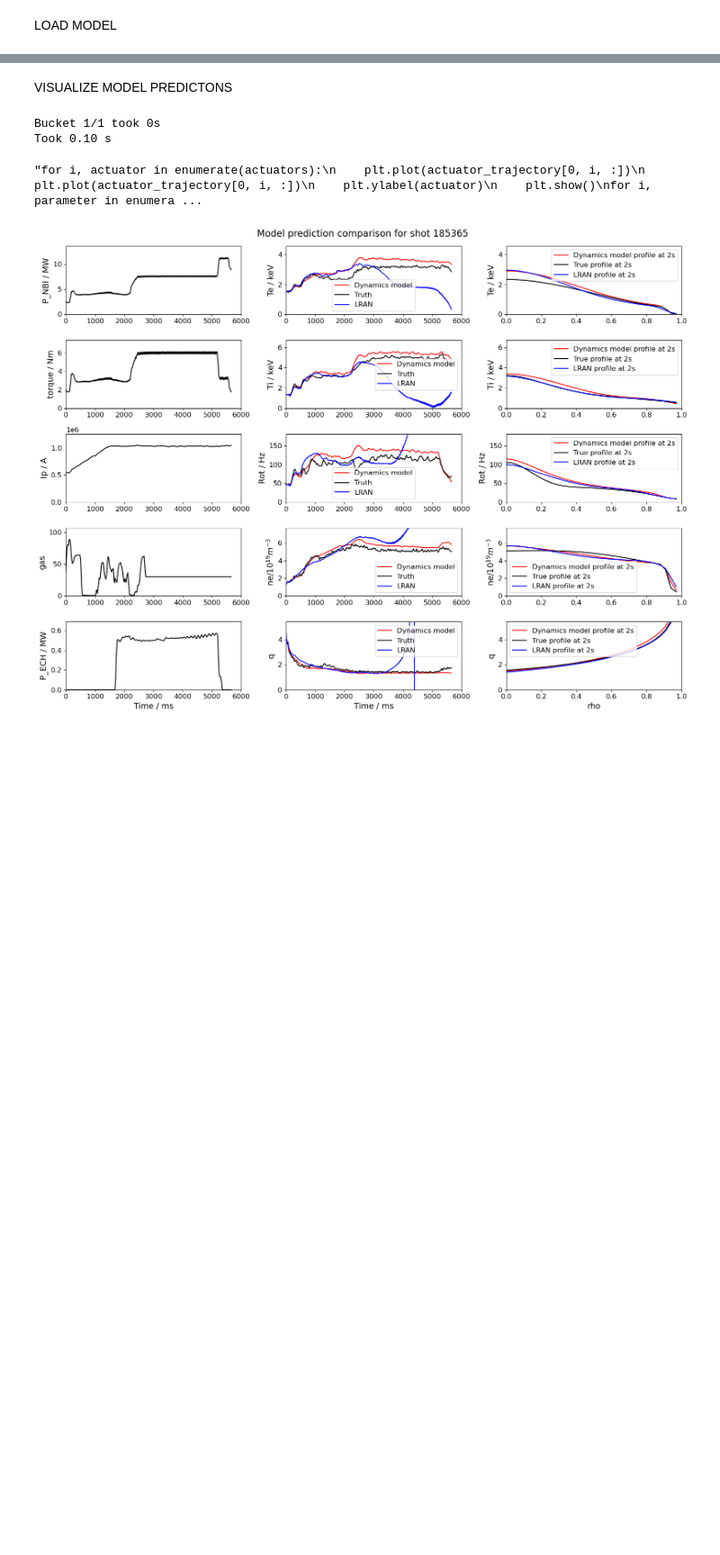
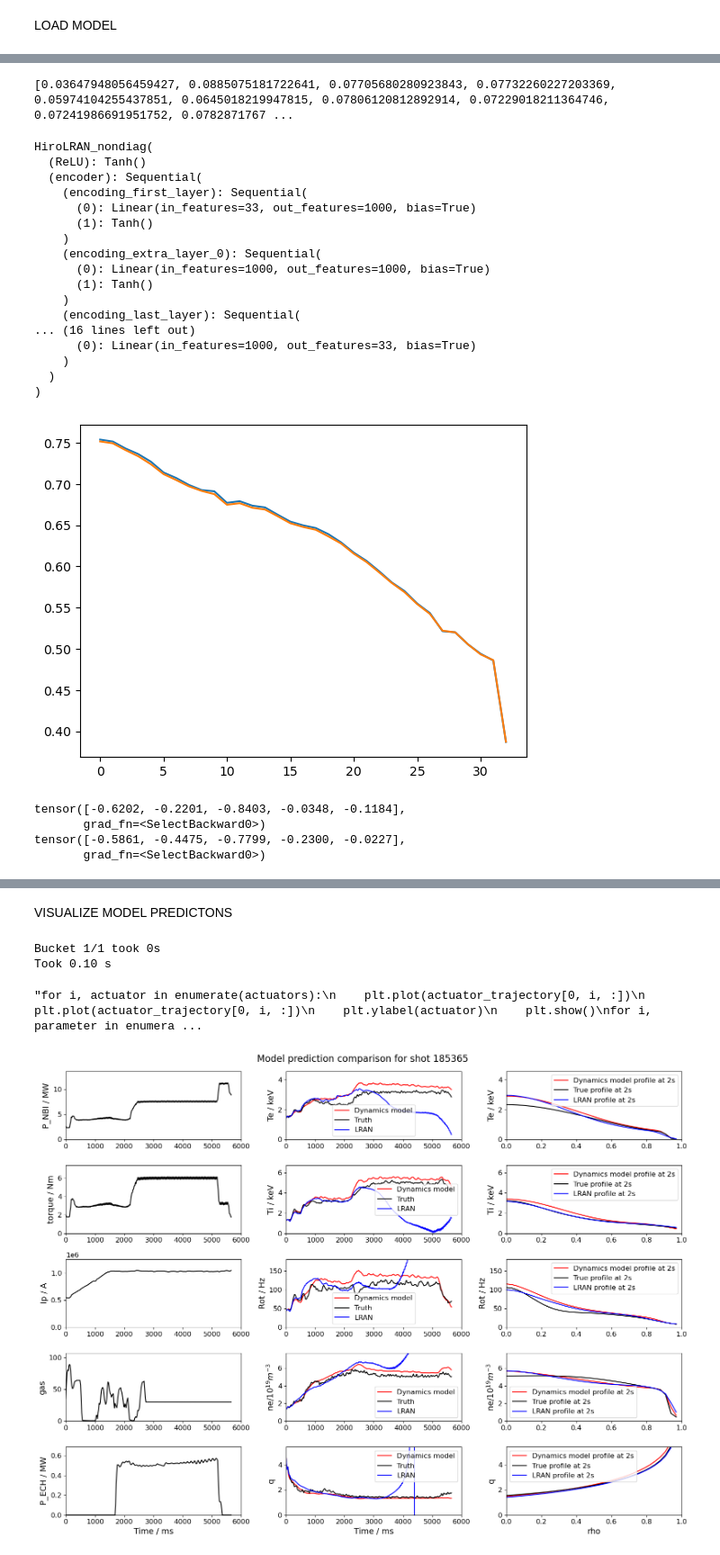
Before and after one commit to PlasmaControl/PlasmaEvolution, a Jupyter notebook: prediction_plotter.ipynb, the cells around one changed output, grey strips where cells are left out. Shown at 90% size. Cells and saved outputs as stored; diff of their text form; code cells hidden in the pictures; blank space fills up the shorter version.

```diff
--- a/prediction_plotter.ipynb
+++ b/prediction_plotter.ipynb
@@ -56,0 +113,3 @@ odict_keys(['encoder.encoding_first_layer.0.weight', 'encoder.encoding_first_lay
+# %%
+data_filename_temp = config['preprocess']['preprocessed_data_filenamebase'] + 'train.pkl'
+x_test, y_test, shots, start_times = ian_dataset(data_filename_temp,profiles,parameters,calculations,actuators,sort_by_size=True)
@@ -56,0 +143,13 @@ odict_keys(['encoder.encoding_first_layer.0.weight', 'encoder.encoding_first_lay
+# %%
+loss_fn=torch.nn.MSELoss(reduction='sum')
+my_model = considered_model[0]
+state_length = 33
+good_losses = []
+for shot_index in range(100):
+    padded_x = x_test[shot_index].unsqueeze(0)
+    good_padded_x_10_linear = my_model.new_get_linear_x_n(padded_x, 5) # CHECK THIS
+    good_padded_x_10_nonlinear = my_model.new_get_nonlinear_x_n(padded_x, 5) # CHECK THIS
+    future_inverting_loss = loss_fn(good_padded_x_10_linear[:,:,:state_length], good_padded_x_10_nonlinear[:,:,:state_length])
+    print(future_inverting_loss)
+    good_losses.append(future_inverting_loss.item())
+print(good_losses)
@@ -56,0 +175,52 @@ odict_keys(['encoder.encoding_first_layer.0.weight', 'encoder.encoding_first_lay
+# %%
+my_model = considered_model[0]
+bad_losses = []
+for shot_index in range(100):
+    padded_x = x_test[shot_index].unsqueeze(0)
+    padded_x_10_linear = my_model.new_get_linear_x_n(padded_x, 10) # CHECK THIS
+    padded_x_10_nonlinear = my_model.new_get_nonlinear_x_n(padded_x, 10) # CHECK THIS
+    future_inverting_loss = loss_fn(padded_x_10_linear[:,:,:state_length], padded_x_10_nonlinear[:,:,:state_length])
+    bad_losses.append(future_inverting_loss.item())
+print(bad_losses)
+# %% [output]
+[0.03647948056459427, 0.0885075181722641, 0.07705680280923843, 0.07732260227203369, 0.05974104255437851, 0.0645018219947815, 0.07806120812892914, 0.07229018211364746, 0.07241986691951752, 0.0782871767 ...
+# %%
+#plt.plot(padded_x_10_linear[0,:,20].detach().numpy())
+#plt.plot(padded_x_10_nonlinear[0,:,20].detach().numpy())
+
+padded_x = x_test[shot_index].unsqueeze(0)
+padded_x_10_linear = my_model.new_get_linear_x_n(padded_x, 10)
+padded_x_10_nonlinear = my_model.new_get_nonlinear_x_n(padded_x, 10)
+plt.plot(padded_x_10_linear[0,50,:].detach().numpy())
+plt.plot(padded_x_10_nonlinear[0,50,:].detach().numpy())
+# %% [output]
+HiroLRAN_nondiag(
+  (ReLU): Tanh()
+  (encoder): Sequential(
+    (encoding_first_layer): Sequential(
+      (0): Linear(in_features=33, out_features=1000, bias=True)
+      (1): Tanh()
+    )
+    (encoding_extra_layer_0): Sequential(
+      (0): Linear(in_features=1000, out_features=1000, bias=True)
+      (1): Tanh()
+    )
+    (encoding_last_layer): Sequential(
+... (16 lines left out)
+      (0): Linear(in_features=1000, out_features=33, bias=True)
+    )
+  )
+)
+[figure, added]
+# %%
+my_model = considered_model[0]
+my_data = torch.unsqueeze(x_test[53],0)
+
+latent_space = my_model.encoder(my_data[0,:,:33])
+print(latent_space[5])
+print(latent_space[100])
+# %% [output]
+tensor([-0.6202, -0.2201, -0.8403, -0.0348, -0.1184],
+       grad_fn=<SelectBackward0>)
+tensor([-0.5861, -0.4475, -0.7799, -0.2300, -0.0227],
+       grad_fn=<SelectBackward0>)
```
Also changed, not shown: parts of 14 cells of this notebook.
